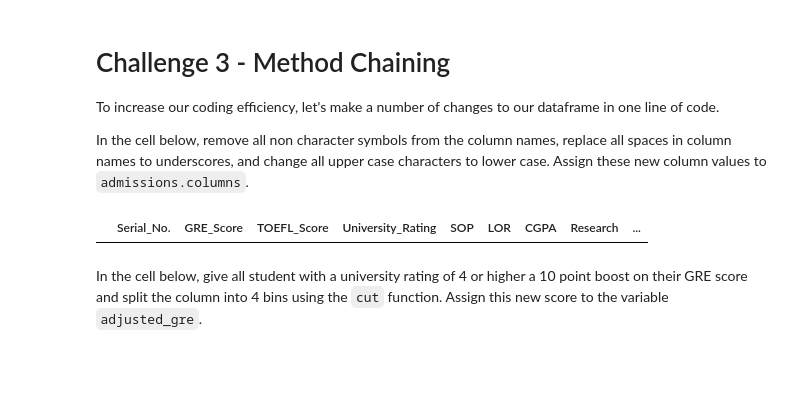
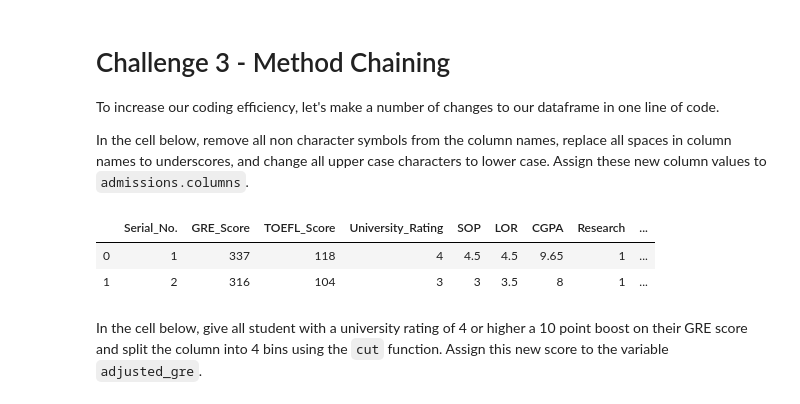
Before and after one commit to ta-data-bcn/lab-advanced-pandas, a Jupyter notebook: your-code/main.ipynb, the cells around one changed output. Saved outputs shown, nothing was run; the diff lists cells and outputs as text; code cells hidden in the pictures; blank space fills up the shorter version.

```diff
--- a/your-code/main.ipynb
+++ b/your-code/main.ipynb
@@ -239,9 +239,11 @@ In the cell below, remove all non character symbols from the column names, repla
 # %%
 # your code here
 predict.columns = predict.columns.str.replace(' ', '_')
-predict.head(0)
+predict.head(2)
 # %% [output]
 |  | Serial_No. | GRE_Score | TOEFL_Score | University_Rating | SOP | LOR | CGPA | Research | ... |
+| 0 | 1 | 337 | 118 | 4 | 4.5 | 4.5 | 9.65 | 1 | ... |
+| 1 | 2 | 316 | 104 | 3 | 3 | 3.5 | 8 | 1 | ... |
 # %% [markdown]
 In the cell below, give all student with a university rating of 4 or higher a 10 point boost on their GRE score and split the column into 4 bins using the `cut` function. Assign this new score to the variable `adjusted_gre`.
 # %%
```
Also changed, not shown: parts of 1 cell of this notebook.
